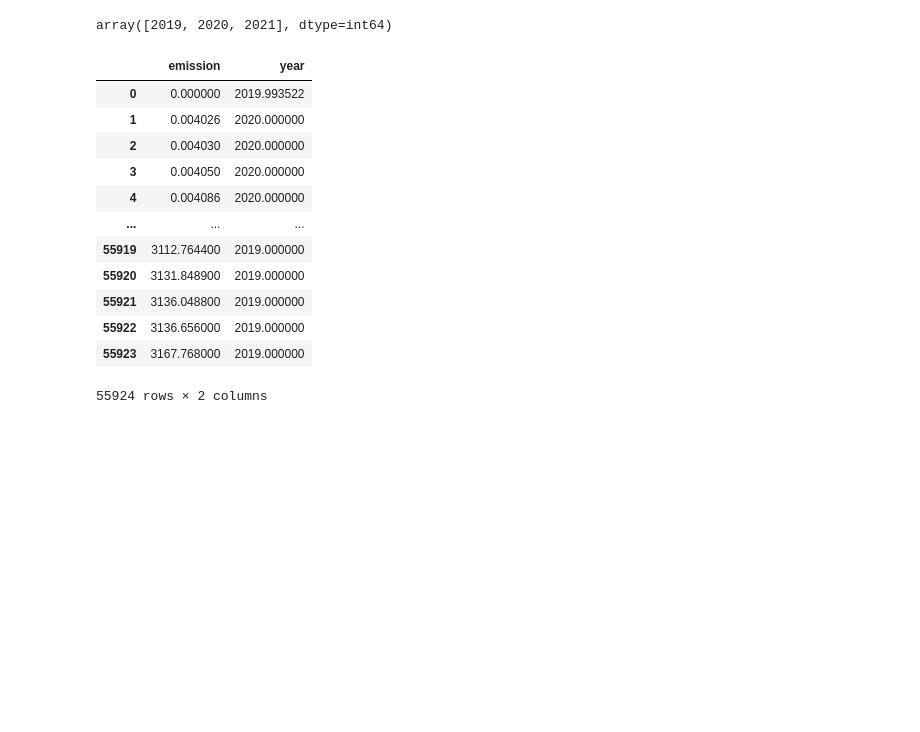
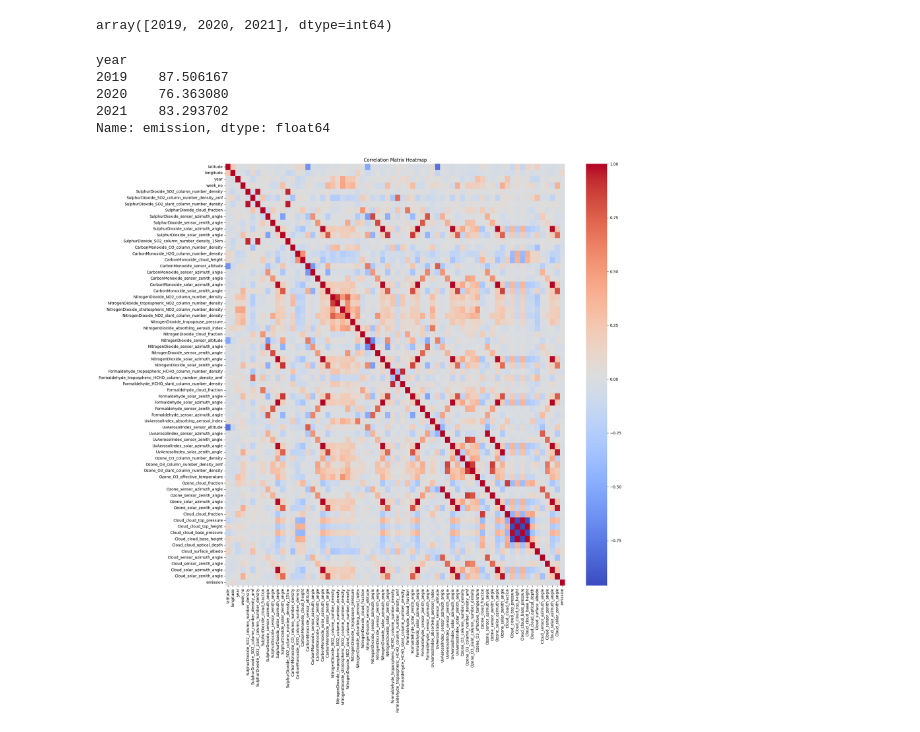
Before and after one commit to Richard-Patrick/Machine-Learning, a Jupyter notebook: Predict CO2 Emissions in Rwanda.ipynb, the cells around one changed output. Saved outputs shown, nothing was run; the diff lists cells and outputs as text; code cells hidden in the pictures; blank space fills up the shorter version.

```diff
--- a/Predict CO2 Emissions in Rwanda.ipynb
+++ b/Predict CO2 Emissions in Rwanda.ipynb
@@ -100,18 +106,20 @@ df['year'].unique()
 # %% [output]
 array([2019, 2020, 2021], dtype=int64)
 # %%
-df.groupby('emission')['year'].mean().reset_index()
+df.groupby('year')['emission'].mean()
 # %% [output]
-|  | emission | year |
-| 0 | 0.000000 | 2019.993522 |
-| 1 | 0.004026 | 2020.000000 |
-| 2 | 0.004030 | 2020.000000 |
-| 3 | 0.004050 | 2020.000000 |
-| 4 | 0.004086 | 2020.000000 |
-| ... | ... | ... |
-| 55919 | 3112.764400 | 2019.000000 |
-| 55920 | 3131.848900 | 2019.000000 |
-| 55921 | 3136.048800 | 2019.000000 |
-| 55922 | 3136.656000 | 2019.000000 |
-| 55923 | 3167.768000 | 2019.000000 |
-55924 rows × 2 columns
+year
+2019    87.506167
+2020    76.363080
+2021    83.293702
+Name: emission, dtype: float64
+# %%
+correlation = df.corr()
+# %%
+# Create a heatmap using Seaborn
+plt.figure(figsize=(20, 20))
+sns.heatmap(correlation, cmap='coolwarm', annot=False)
+plt.title('Correlation Matrix Heatmap')
+plt.show()
+# %% [output]
+[figure, added]
```
Also changed, not shown: parts of 3 cells of this notebook.
